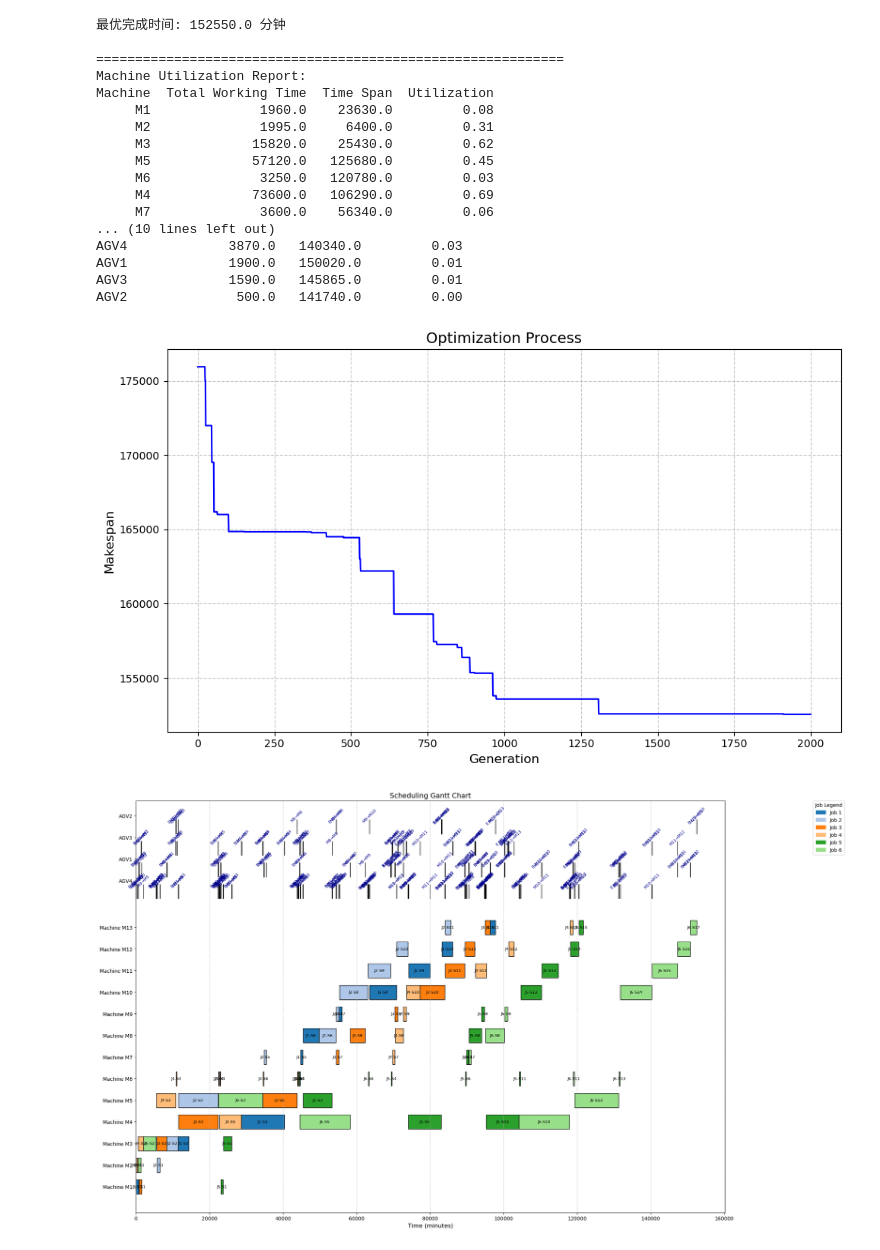
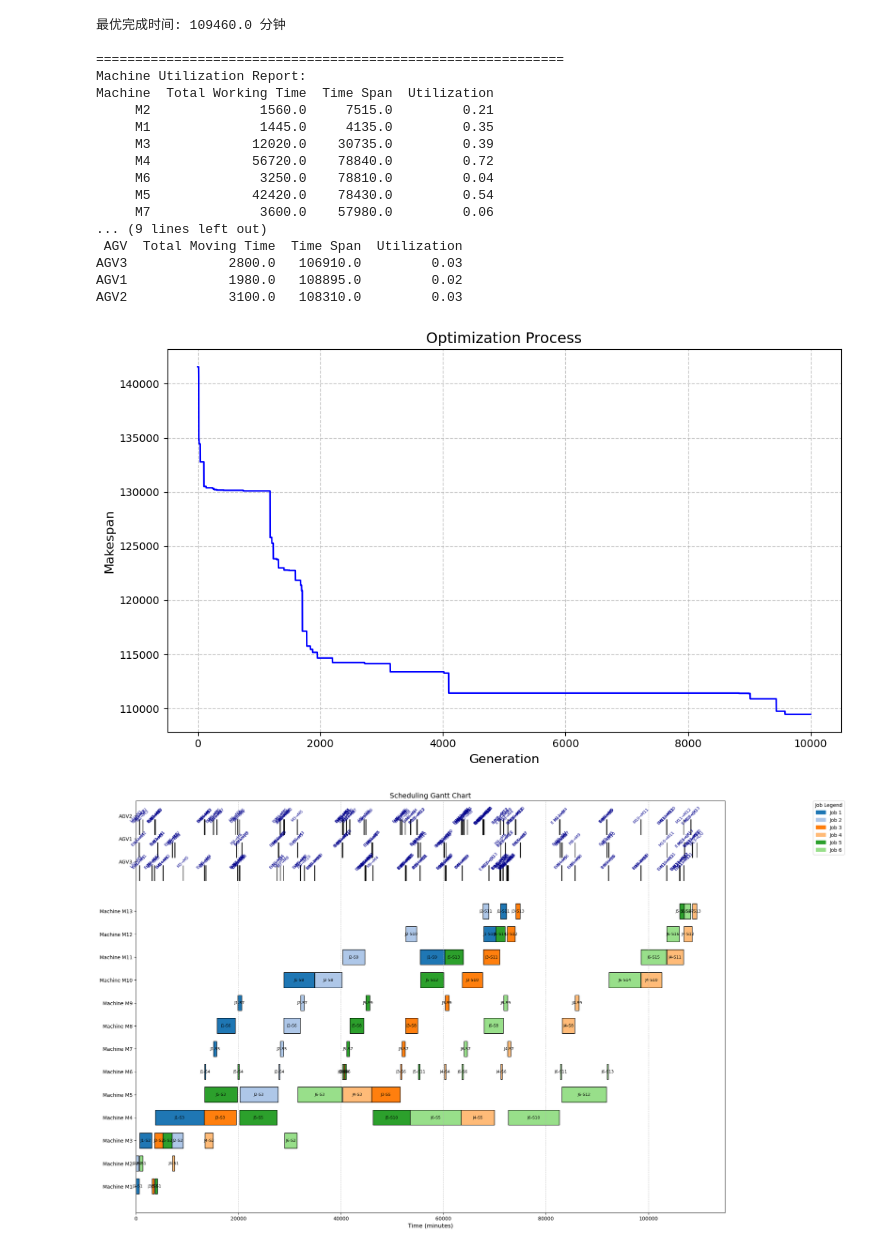
Before and after one commit to zakohao/open-hello-world, a Jupyter notebook: paper/fms-GA 2.0 .ipynb, the cells around one changed output. Saved outputs shown, nothing was run; the diff lists cells and outputs as text; code cells hidden in the pictures.

```diff
--- a/paper/fms-GA 2.0 .ipynb
+++ b/paper/fms-GA 2.0 .ipynb
@@ -973,47 +973,47 @@ class DynamicJSSPSolver:
         plt.xlabel('Time (minutes)', fontsize=12)
         plt.title('Scheduling Gantt Chart', fontsize=14)
         plt.grid(axis='x', linestyle='--', alpha=0.7)
 
         patches = [mpatches.Patch(color=colors[i%20], label=f'Job {i+1}')
                   for i in range(len(self.jobs))]
         plt.legend(handles=patches,
                    bbox_to_anchor=(1.15, 1),
                    loc='upper left',
                    borderaxespad=0.,
                    title="Job Legend")
 
         plt.subplots_adjust(left=0.25, right=0.8, hspace=0.4)
         plt.show()
 
 # 运行
 if __name__ == "__main__":
     solver = DynamicJSSPSolver(
         transport_time=TRANSPORT_TIME,
-        agv_count=4
+        agv_count=3
     )
 
     solver.update_production_data(time_matrix, machine_matrix)
-    best_solution, history = solver.solve(pop_size=50, max_gen=2000)
+    best_solution, history = solver.solve(pop_size=50, max_gen=10000)
     print(f"最优完成时间: {best_solution.makespan} 分钟")
     solver.generate_utilization_report(best_solution)  # 新增统计功能
     solver.visualize(best_solution, history)
 # %% [output]
-最优完成时间: 152550.0 分钟
+最优完成时间: 109460.0 分钟
 
 ============================================================
 Machine Utilization Report:
 Machine  Total Working Time  Time Span  Utilization
-     M1              1960.0    23630.0         0.08
-     M2              1995.0     6400.0         0.31
-     M3             15820.0    25430.0         0.62
-     M5             57120.0   125680.0         0.45
-     M6              3250.0   120780.0         0.03
-     M4             73600.0   106290.0         0.69
-     M7              3600.0    56340.0         0.06
-... (10 lines left out)
-AGV4             3870.0   140340.0         0.03
-AGV1             1900.0   150020.0         0.01
-AGV3             1590.0   145865.0         0.01
-AGV2              500.0   141740.0         0.00
+     M2              1560.0     7515.0         0.21
+     M1              1445.0     4135.0         0.35
+     M3             12020.0    30735.0         0.39
+     M4             56720.0    78840.0         0.72
+     M6              3250.0    78810.0         0.04
+     M5             42420.0    78430.0         0.54
+     M7              3600.0    57980.0         0.06
+... (9 lines left out)
+ AGV  Total Moving Time  Time Span  Utilization
+AGV3             2800.0   106910.0         0.03
+AGV1             1980.0   108895.0         0.02
+AGV2             3100.0   108310.0         0.03
-[figure, old version]
+[figure, new version]
-[figure, old version]
+[figure, new version]
```
Also changed, not shown: parts of 3 cells of this notebook, 2 other files.
